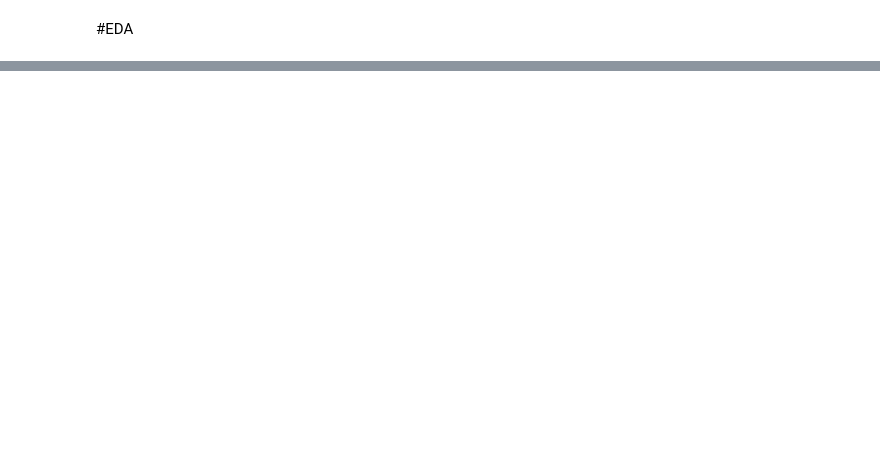
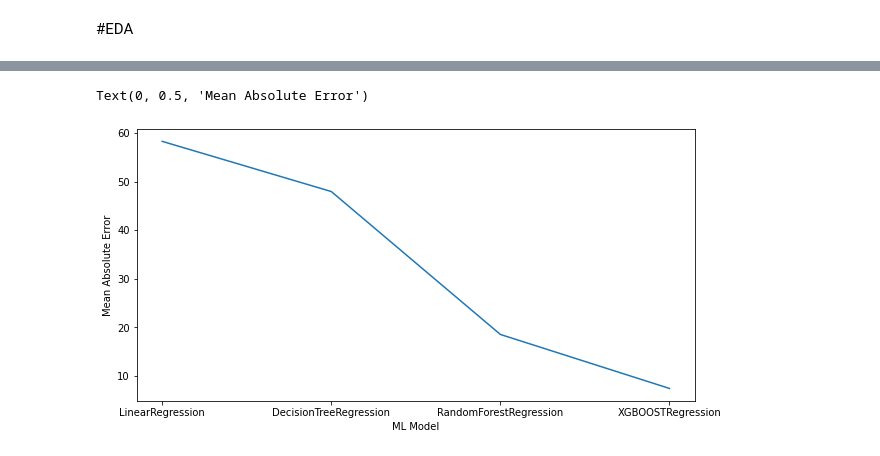
Before and after one commit to Sushila-Phogat/Teachnook-Assignments, a Jupyter notebook: Main_Project/Code/Air_Quality_Prediction.ipynb, the cells around one changed output, grey strips where cells are left out. Drawn from its saved outputs; the diff is of its cells as text; code cells hidden in the pictures; blank space fills up the shorter version.

```diff
--- a/Main_Project/Code/Air_Quality_Prediction.ipynb
+++ b/Main_Project/Code/Air_Quality_Prediction.ipynb
@@ -88,0 +234,20 @@ sns.heatmap(df_train.corr(),cbar=True,annot=True,cmap='Blues')
+# %%
+# RandomForestRegression
+rfr = RandomForestRegressor()
+rfr.fit(X_train, Y_train)
+# Predict
+pred3 = rfr.predict(X_test)
+# %%
+# Performance Measure
+mae_rfr = mean_absolute_error(Y_test, pred3)
+mse_rfr = mean_squared_error(Y_test, pred3)
+rmse_rfr = np.sqrt(mse_rfr)
+R2_rfr = r2_score(Y_test, pred3)
+model.append("RandomForestRegression")
+mae.append(mae_rfr)
+mse.append(mse_rfr)
+rmse.append(rmse_rfr)
+R2.append(R2_rfr)
+
+Result = """MAE  : {} MSE  : {} RMSE : {} R^2  : {}""".format(mae_rfr, mse_rfr, rmse_rfr, R2_rfr)
+Result
@@ -88,0 +256,6 @@ sns.heatmap(df_train.corr(),cbar=True,annot=True,cmap='Blues')
+# %%
+#xgboostRegression
+xgb = XGBRegressor(max_depth=10, n_estimators=1500, eta=0.1, subsample=0.9, colsample_bytree=0.9)
+xgb.fit(X_train,Y_train)
+#predict
+pred4 = xgb.predict(X_test)
@@ -88,0 +264,14 @@ sns.heatmap(df_train.corr(),cbar=True,annot=True,cmap='Blues')
+# %%
+# Performance Measure
+mae_xgb = mean_absolute_error(Y_test, pred4)
+mse_xgb = mean_squared_error(Y_test, pred4)
+rmse_xgb = np.sqrt(mse_xgb)
+R2_xgb = r2_score(Y_test, pred4)
+model.append("XGBOOSTRegression")
+mae.append(mae_xgb)
+mse.append(mse_xgb)
+rmse.append(rmse_xgb)
+R2.append(R2_xgb)
+
+Result = """MAE  : {} MSE  : {} RMSE : {} R^2  : {}""".format(mae_xgb, mse_xgb, rmse_xgb, R2_xgb)
+Result
@@ -88,0 +294,8 @@ sns.heatmap(df_train.corr(),cbar=True,annot=True,cmap='Blues')
+# %%
+plt.figure(figsize=(10,5))
+plt.plot(model, mae,label='MAE')
+plt.xlabel("ML Model")
+plt.ylabel("Mean Absolute Error")
+# %% [output]
+Text(0, 0.5, 'Mean Absolute Error')
+[figure, added]
```
Also changed, not shown: parts of 29 cells of this notebook.
